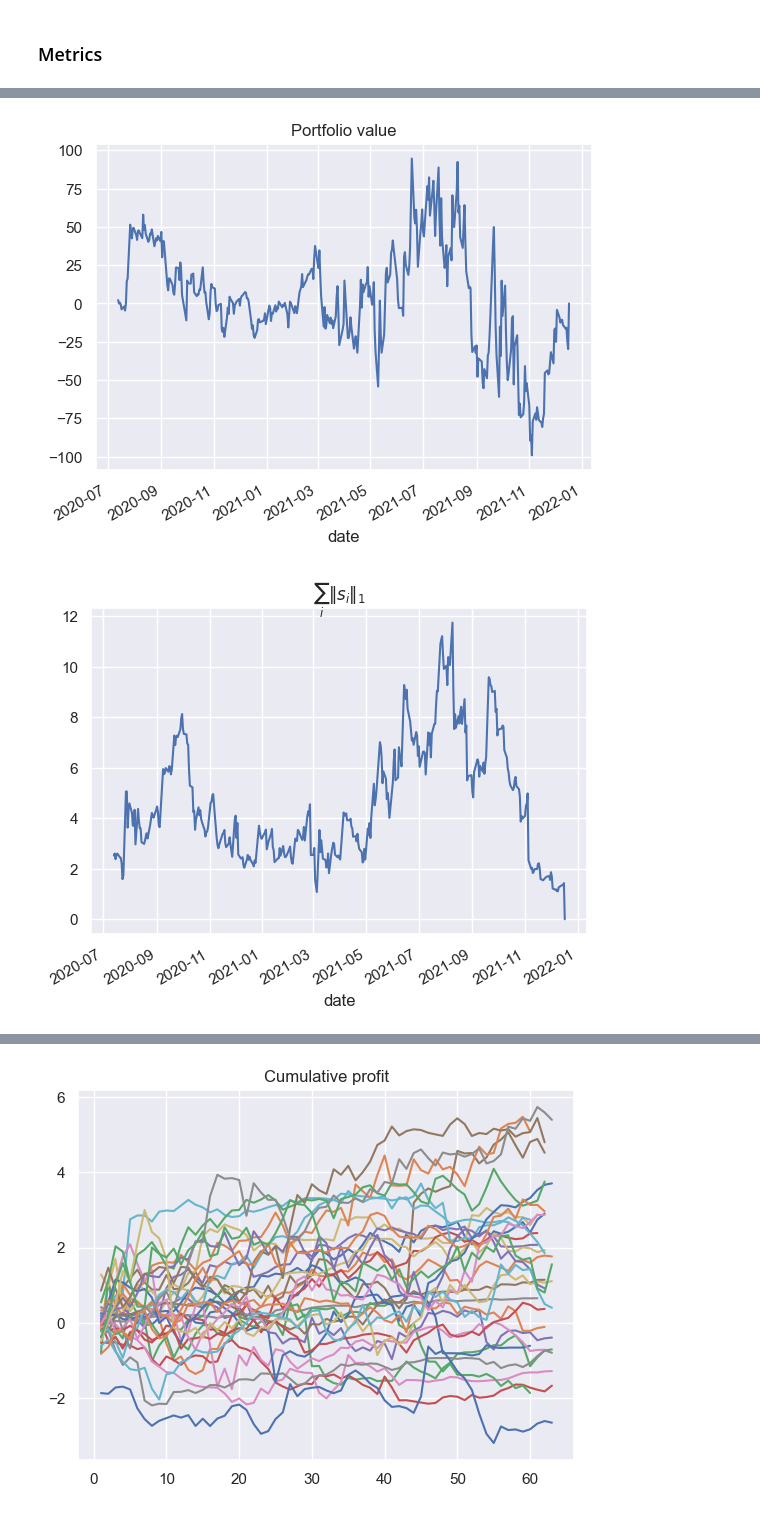
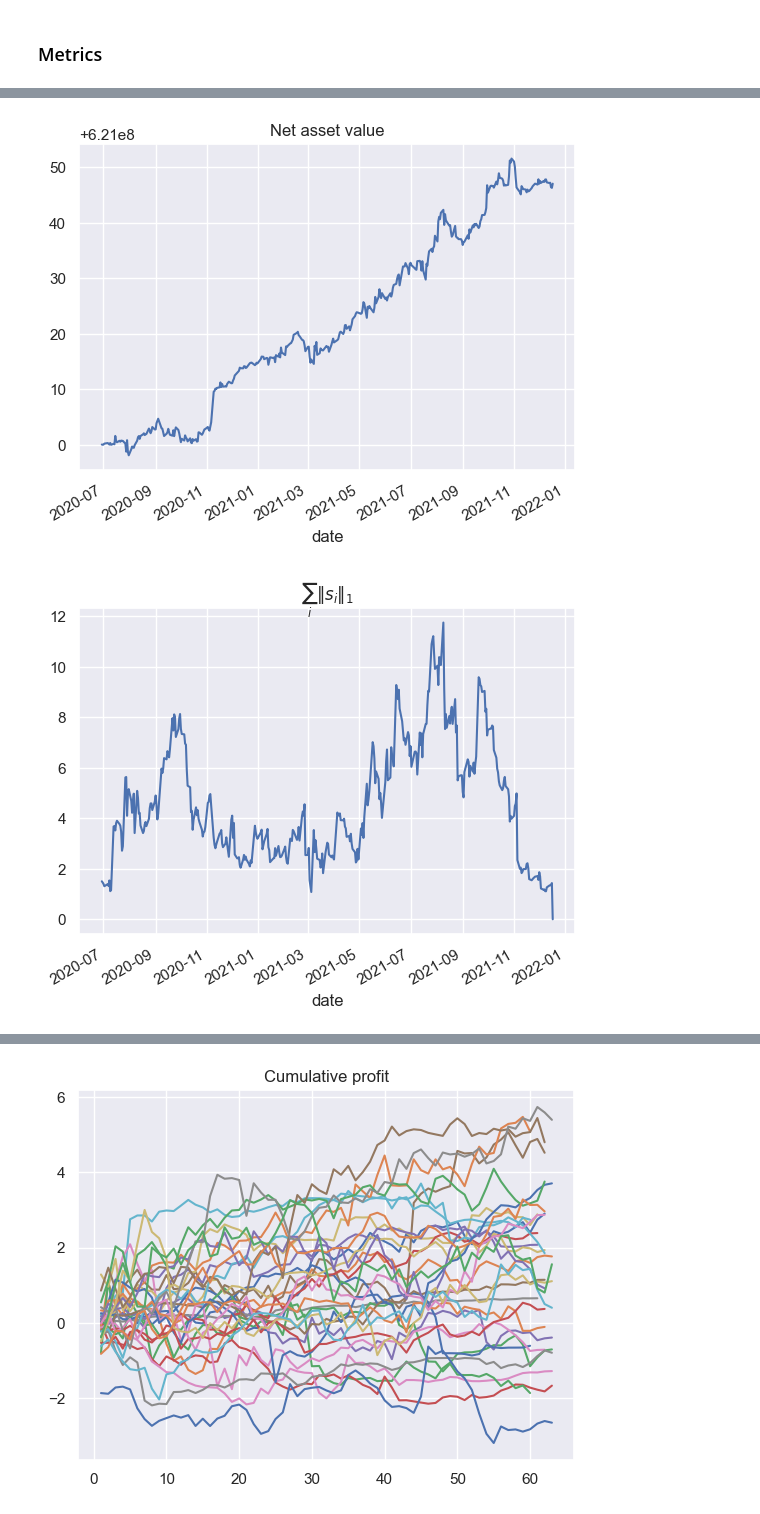
Before and after one commit to cvxgrp/cvx_stat_arb, a Jupyter notebook: notebooks/cvx_ccv_stat_arb.ipynb, the cells around one changed output, grey strips where cells are left out. Drawn from its saved outputs; the diff is of its cells as text; code cells hidden in the pictures.

```diff
--- a/notebooks/cvx_ccv_stat_arb.ipynb
+++ b/notebooks/cvx_ccv_stat_arb.ipynb
@@ -265,11 +297,4 @@ plt.gcf().autofmt_xdate()
 # %% [markdown]
 ### Sum portfolios
-# %%
-portfolio_accum = portfolios[1]
-for portfolio in portfolios[2:]:
-    if portfolio is None:
-        print(portfolio)
-    else:
-        portfolio_accum += portfolio
 # %% [markdown]
 ### Metrics
@@ -295,12 +318,12 @@ plt.title("Cumulative cash flow");
 # %%
-portfolio_accum.value.plot();
-plt.title("Portfolio value");
+portfolio.nav.plot()
+plt.title("Net asset value");
 # %% [output]
-[figure, old version]
+[figure, new version]
 # %%
-portfolio_accum.positions.abs().sum(axis=1).plot()
+portfolio.stocks.abs().sum(axis=1).plot()
 plt.title(r"$\sum_i\|s_i\|_1$");
 # %% [output]
-[figure, old version]
+[figure, new version]
 # %%
 # Plot long positions
```
Also changed, not shown: parts of 24 cells of this notebook, 1 other file.
